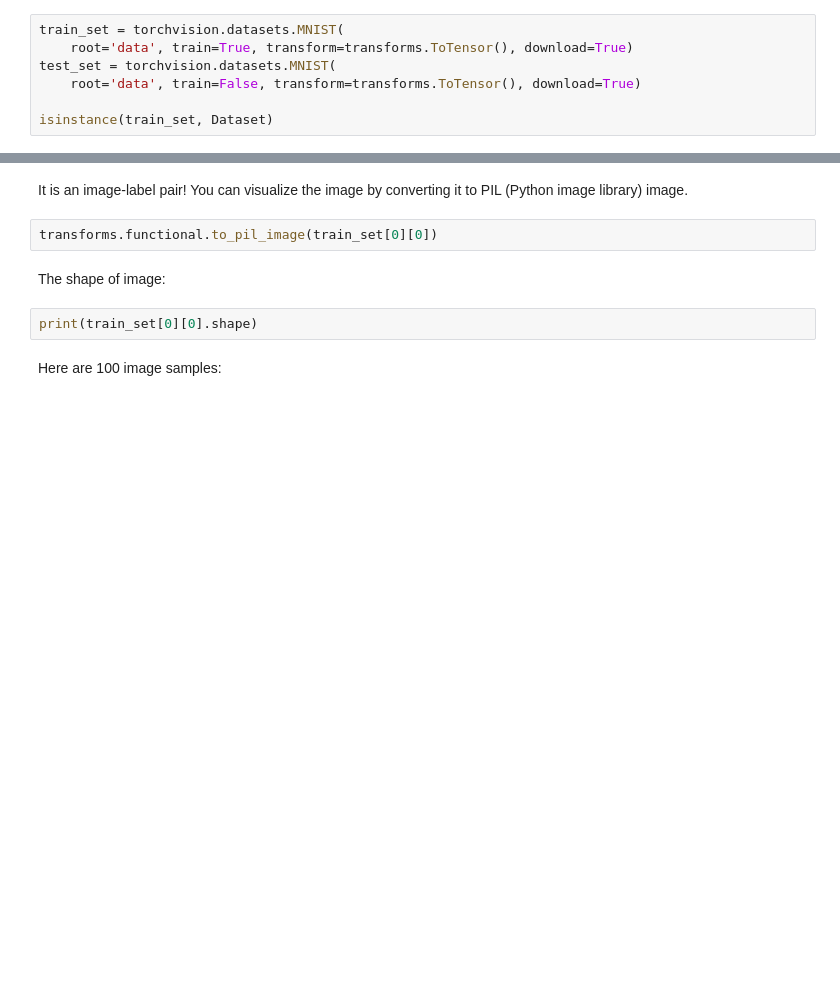
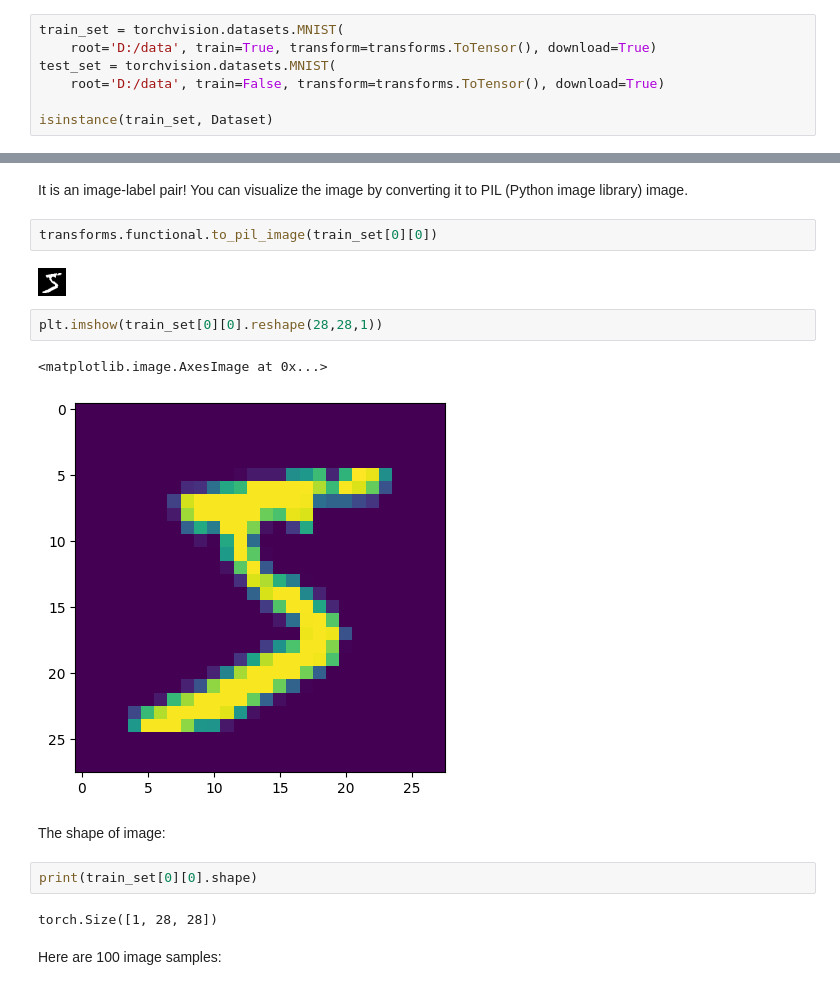
Before and after one commit to tksqhddnfl5/ds_edu, a Jupyter notebook: dl/1_1_PyTorch_Basics.ipynb, the cells around one changed output, grey strips where cells are left out. Drawn from its saved outputs; the diff is of its cells as text; blank space fills up the shorter version.

```diff
--- a/dl/1_1_PyTorch_Basics.ipynb
+++ b/dl/1_1_PyTorch_Basics.ipynb
@@ -1169,8 +1169,8 @@ As an example, we are going to load MNIST digit classification dataset. MNIST co
 ![image.png](embedded-picture-1)
 # %%
 train_set = torchvision.datasets.MNIST(
-    root='data', train=True, transform=transforms.ToTensor(), download=True)
+    root='D:/data', train=True, transform=transforms.ToTensor(), download=True)
 test_set = torchvision.datasets.MNIST(
-    root='data', train=False, transform=transforms.ToTensor(), download=True)
+    root='D:/data', train=False, transform=transforms.ToTensor(), download=True)
 
 isinstance(train_set, Dataset)
@@ -1186,10 +1246,19 @@ train_set[0]
 It is an image-label pair! You can visualize the image by converting it to PIL (Python image library) image.
 # %%
 transforms.functional.to_pil_image(train_set[0][0])
+# %% [output]
+[figure, added]
+# %%
+plt.imshow(train_set[0][0].reshape(28,28,1))
+# %% [output]
+<matplotlib.image.AxesImage at 0x...>
+[figure, added]
 # %% [markdown]
 The shape of image:
 # %%
 print(train_set[0][0].shape)
+# %% [output]
+torch.Size([1, 28, 28])
 # %% [markdown]
 Here are 100 image samples:
 # %%
```
Also changed, not shown: parts of 8 cells of this notebook, 2 other files.
